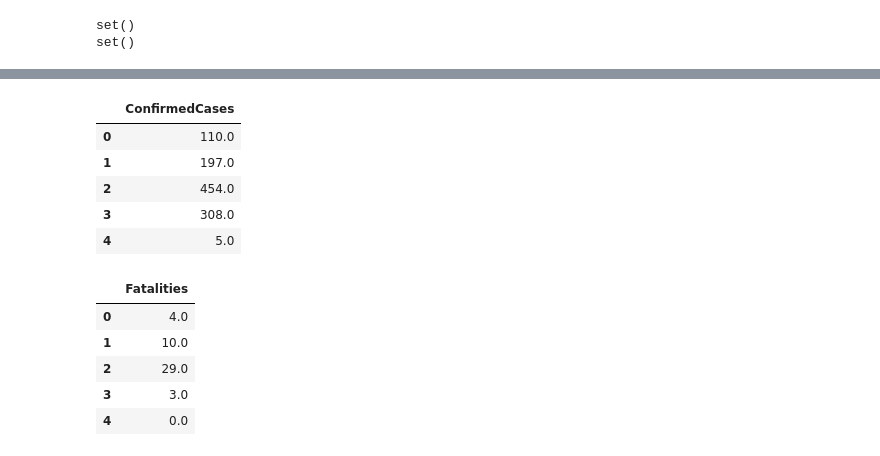
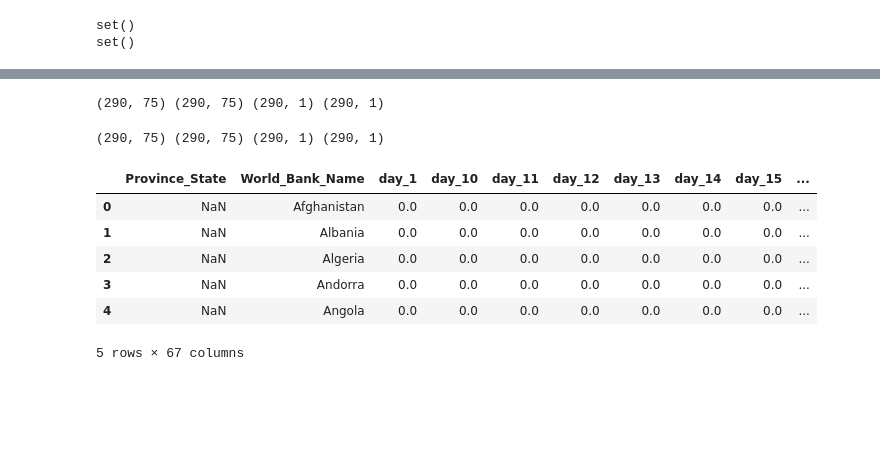
Before and after one commit to Velociraptorvelraptor/COVID19-global-forecasting, a Jupyter notebook: COVID19 global forecasting.ipynb, the cells around one changed output, grey strips where cells are left out. Saved outputs shown, nothing was run; the diff lists cells and outputs as text; code cells hidden in the pictures; blank space fills up the shorter version.

```diff
--- a/COVID19 global forecasting.ipynb
+++ b/COVID19 global forecasting.ipynb
@@ -82,0 +107,20 @@ print(target_value)
+# %%
+list_of_cases_dicts = []
+
+
+for i, region in temp_df.iterrows():
+    #print(region.Country_Region)
+    #print(region.Province_State)
+    cases_dict = {}
+    nday = 1
+    cases_dict["World_Bank_Name"] = region.Country_Region
+    cases_dict["Province_State"] = region.Province_State
+    for value in region.Confirmed_Cases_X:
+        cases_dict[f"day_{nday}"] = value
+        nday +=1
+    list_of_cases_dicts.append(cases_dict)
+
+#print(list_of_cases_dicts)
+
+Cases_df = pd.DataFrame(list_of_cases_dicts)
+print(Cases_df.shape); Cases_df.head(5)
@@ -82,0 +136,2 @@ print(target_value)
+# %%
+temp_df = vector_df.copy().drop("Confirmed_Cases_X", axis=1) ; temp_df.head(10)
@@ -82,0 +150,20 @@ print(target_value)
+# %%
+list_of_fatalities_dicts = []
+
+
+for i, region in temp_df.iterrows():
+    #print(region.Country_Region)
+    #print(region.Province_State)
+    fatalities_dict = {}
+    nday = 1
+    fatalities_dict["World_Bank_Name"] = region.Country_Region
+    fatalities_dict["Province_State"] = region.Province_State
+    for value in region.Fatalities_X:
+        fatalities_dict[f"day_{nday}"] = value
+        nday +=1
+    list_of_fatalities_dicts.append(fatalities_dict)
+
+#print(list_of_fatalities_dicts)
+
+Fatalities_df = pd.DataFrame(list_of_fatalities_dicts)
+print(Fatalities_df.shape); Fatalities_df.head(5)
@@ -364,0 +321,14 @@ print(X_vector)
+# %%
+#X_fatalities = Fatalities_df.drop(["Province_State", "World_Bank_Name", "day_65"], axis=1)
+#X_cases = Cases_df.drop(["Province_State", "World_Bank_Name", "day_65"], axis=1)
+
+y_fatalities = Fatalities_df[["day_65"]]
+y_cases = Fatalities_df[["day_65"]]; print(X_fatalities.shape, X_cases.shape, y_fatalities.shape, y_cases.shape)
+# %% [output]
+(290, 75) (290, 75) (290, 1) (290, 1)
+# %%
+scaler = MinMaxScaler()
+X_fatalities = scaler.fit_transform(X_fatalities)
+X_cases = scaler.fit_transform(X_cases); print(X_fatalities.shape, X_cases.shape, y_fatalities.shape, y_cases.shape)
+# %% [output]
+(290, 75) (290, 75) (290, 1) (290, 1)
@@ -365,18 +338,10 @@ print(X_vector)
 # %%
-y_cases.head(5)
+Fatalities_df.head(5)
 # %% [output]
-|  | ConfirmedCases |
-| 0 | 110.0 |
-| 1 | 197.0 |
-| 2 | 454.0 |
-| 3 | 308.0 |
-| 4 | 5.0 |
+|  | Province_State | World_Bank_Name | day_1 | day_10 | day_11 | day_12 | day_13 | day_14 | day_15 | ... |
+| 0 | NaN | Afghanistan | 0.0 | 0.0 | 0.0 | 0.0 | 0.0 | 0.0 | 0.0 | ... |
+| 1 | NaN | Albania | 0.0 | 0.0 | 0.0 | 0.0 | 0.0 | 0.0 | 0.0 | ... |
+| 2 | NaN | Algeria | 0.0 | 0.0 | 0.0 | 0.0 | 0.0 | 0.0 | 0.0 | ... |
+| 3 | NaN | Andorra | 0.0 | 0.0 | 0.0 | 0.0 | 0.0 | 0.0 | 0.0 | ... |
+| 4 | NaN | Angola | 0.0 | 0.0 | 0.0 | 0.0 | 0.0 | 0.0 | 0.0 | ... |
+5 rows × 67 columns
-# %%
-y_fatalities.head(5)
-# %% [output]
-|  | Fatalities |
-| 0 | 4.0 |
-| 1 | 10.0 |
-| 2 | 29.0 |
-| 3 | 3.0 |
-| 4 | 0.0 |
```
Also changed, not shown: parts of 36 cells of this notebook.
